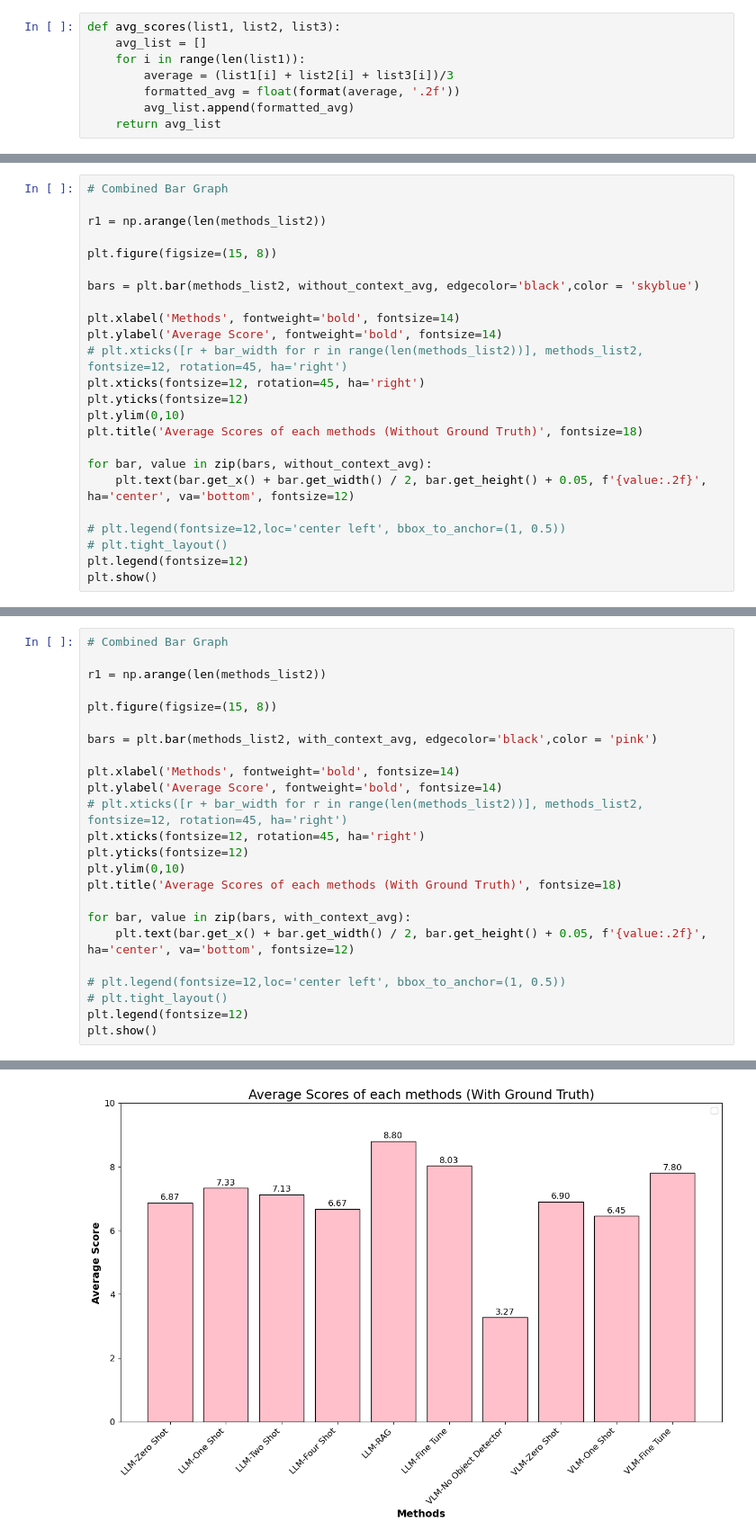
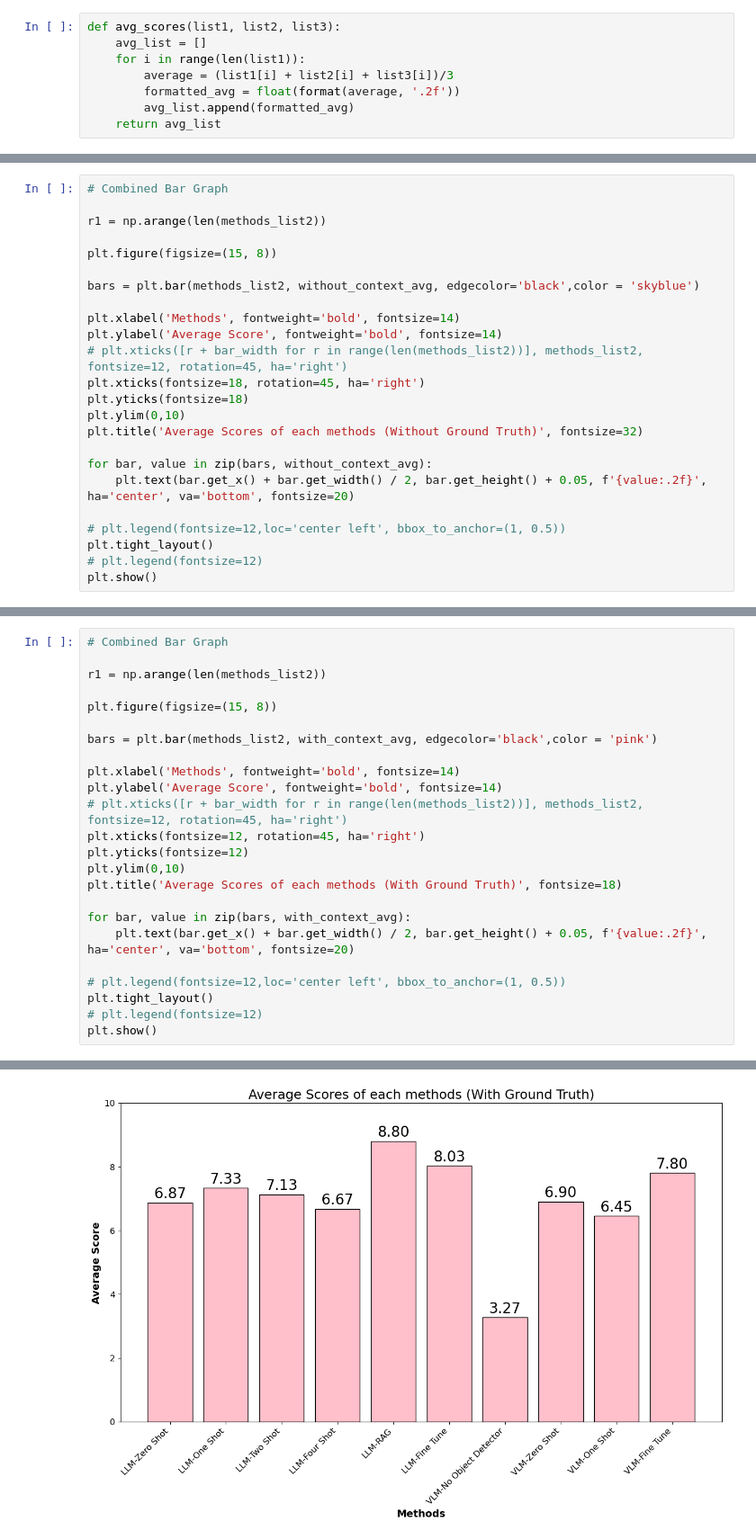
Before and after one commit to YashPat22/LLM_VLM_Comparison, a Jupyter notebook: Comparison Charts.ipynb, the cells around one changed output, grey strips where cells are left out. Shown at 90% size. Drawn from its saved outputs; the diff is of its cells as text.

```diff
--- a/Comparison Charts.ipynb
+++ b/Comparison Charts.ipynb
@@ -141,16 +143,16 @@ bars = plt.bar(methods_list2, without_context_avg, edgecolor='black',color = 'sk
 plt.xlabel('Methods', fontweight='bold', fontsize=14)
 plt.ylabel('Average Score', fontweight='bold', fontsize=14)
 # plt.xticks([r + bar_width for r in range(len(methods_list2))], methods_list2, fontsize=12, rotation=45, ha='right')
-plt.xticks(fontsize=12, rotation=45, ha='right')
-plt.yticks(fontsize=12)
+plt.xticks(fontsize=18, rotation=45, ha='right')
+plt.yticks(fontsize=18)
 plt.ylim(0,10)
-plt.title('Average Scores of each methods (Without Ground Truth)', fontsize=18)
+plt.title('Average Scores of each methods (Without Ground Truth)', fontsize=32)
 
 for bar, value in zip(bars, without_context_avg):
-    plt.text(bar.get_x() + bar.get_width() / 2, bar.get_height() + 0.05, f'{value:.2f}', ha='center', va='bottom', fontsize=12)
+    plt.text(bar.get_x() + bar.get_width() / 2, bar.get_height() + 0.05, f'{value:.2f}', ha='center', va='bottom', fontsize=20)
 
 # plt.legend(fontsize=12,loc='center left', bbox_to_anchor=(1, 0.5))
-# plt.tight_layout()
-plt.legend(fontsize=12)
+plt.tight_layout()
+# plt.legend(fontsize=12)
 plt.show()
 # %% [output]
@@ -174,10 +175,10 @@ plt.ylim(0,10)
 plt.title('Average Scores of each methods (With Ground Truth)', fontsize=18)
 
 for bar, value in zip(bars, with_context_avg):
-    plt.text(bar.get_x() + bar.get_width() / 2, bar.get_height() + 0.05, f'{value:.2f}', ha='center', va='bottom', fontsize=12)
+    plt.text(bar.get_x() + bar.get_width() / 2, bar.get_height() + 0.05, f'{value:.2f}', ha='center', va='bottom', fontsize=20)
 
 # plt.legend(fontsize=12,loc='center left', bbox_to_anchor=(1, 0.5))
-# plt.tight_layout()
-plt.legend(fontsize=12)
+plt.tight_layout()
+# plt.legend(fontsize=12)
 plt.show()
 # %% [output]
@@ -185 +185 @@ No artists with labels found to put in legend.  Note that artists whose label st
-[figure, old version]
+[figure, new version]
```
Also changed, not shown: parts of 7 cells of this notebook.
